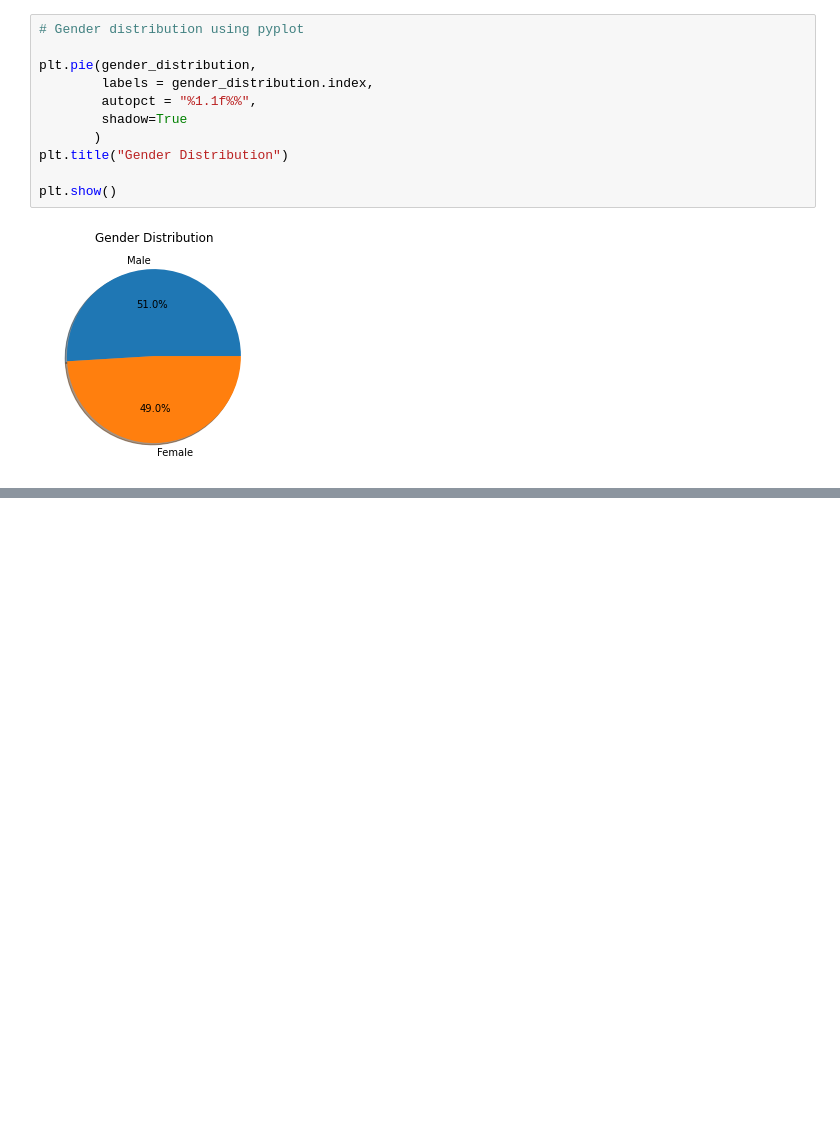
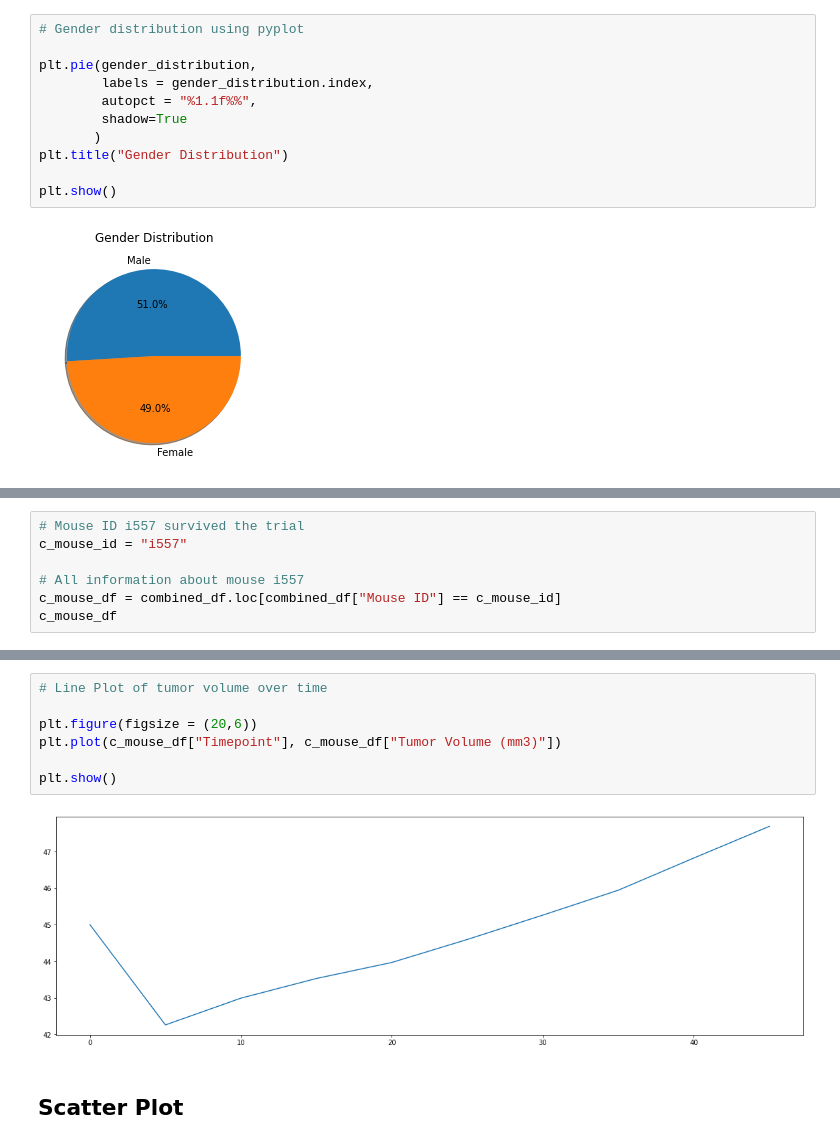
Before and after one commit to mjcarlson628/matplotlib-challenge, a Jupyter notebook: Pymaceuticals.ipynb, the cells around one changed output, grey strips where cells are left out. Saved outputs shown, nothing was run; the diff lists cells and outputs as text; blank space fills up the shorter version.

Commit message:
line and scatter plots

```diff
--- a/Pymaceuticals.ipynb
+++ b/Pymaceuticals.ipynb
@@ -224,0 +255,7 @@ plt.show()
+# %%
+# Mouse ID i557 survived the trial
+c_mouse_id = "i557"
+
+# All information about mouse i557
+c_mouse_df = combined_df.loc[combined_df["Mouse ID"] == c_mouse_id]
+c_mouse_df
@@ -224,0 +274,11 @@ plt.show()
+# %%
+# Line Plot of tumor volume over time
+
+plt.figure(figsize = (20,6))
+plt.plot(c_mouse_df["Timepoint"], c_mouse_df["Tumor Volume (mm3)"])
+
+plt.show()
+# %% [output]
+[figure, added]
+# %% [markdown]
+## Scatter Plot
```
Also changed, not shown: parts of 11 cells of this notebook.
